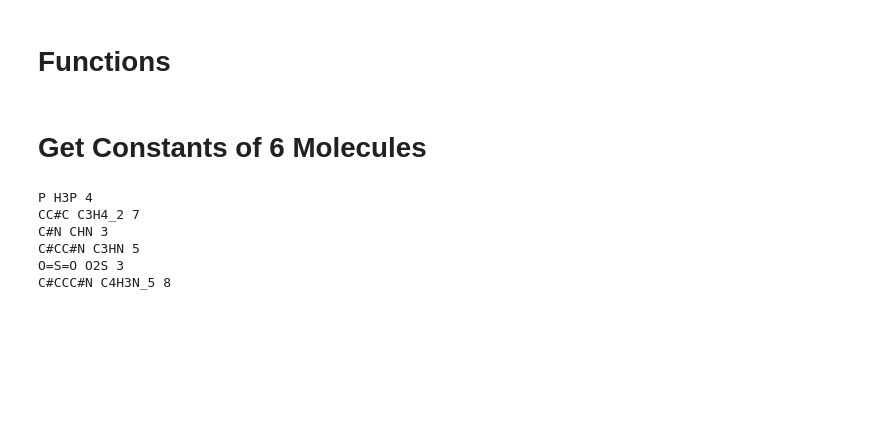
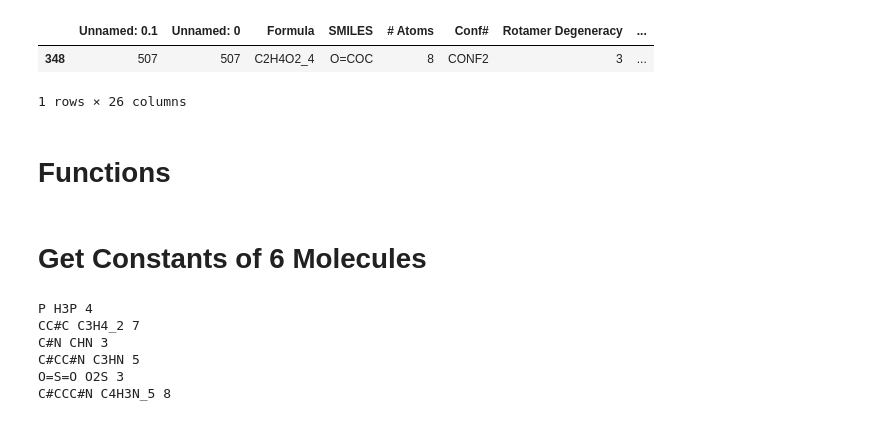
Before and after one commit to mpettyjo/4_BigData, a Jupyter notebook: Plots/RotationalSpec_Compareto_CDMS_JPL.ipynb, the cells around one changed output. Drawn from its saved outputs; the diff is of its cells as text; code cells hidden in the pictures; blank space fills up the shorter version.

```diff
--- a/Plots/RotationalSpec_Compareto_CDMS_JPL.ipynb
+++ b/Plots/RotationalSpec_Compareto_CDMS_JPL.ipynb
@@ -106,7 +106,12 @@ comp_data
 # %%
 data_ground = pd.read_csv('/Users/mpettyjo/Documents/Research/4_BigData/B971_def2TZVPD_DataFile1_GroundState.csv')
 # data_all = pd.read_csv('/Users/mpettyjo/Documents/Research/4_BigData/B971_def2TZVPD_DataFile1.csv')
 # data = pd.read_csv('/Users/mpettyjo/Documents/Research/4_BigData/6_Atoms/biosig_CHNOPS.csv')
+data_ground[data_ground['Formula']=='C2H4O2_4']
+# %% [output]
+|  | Unnamed: 0.1 | Unnamed: 0 | Formula | SMILES | # Atoms | Conf# | Rotamer Degeneracy | ... |
+| 348 | 507 | 507 | C2H4O2_4 | O=COC | 8 | CONF2 | 3 | ... |
+1 rows × 26 columns
 # %% [markdown]
 # Functions
 # %%
```
